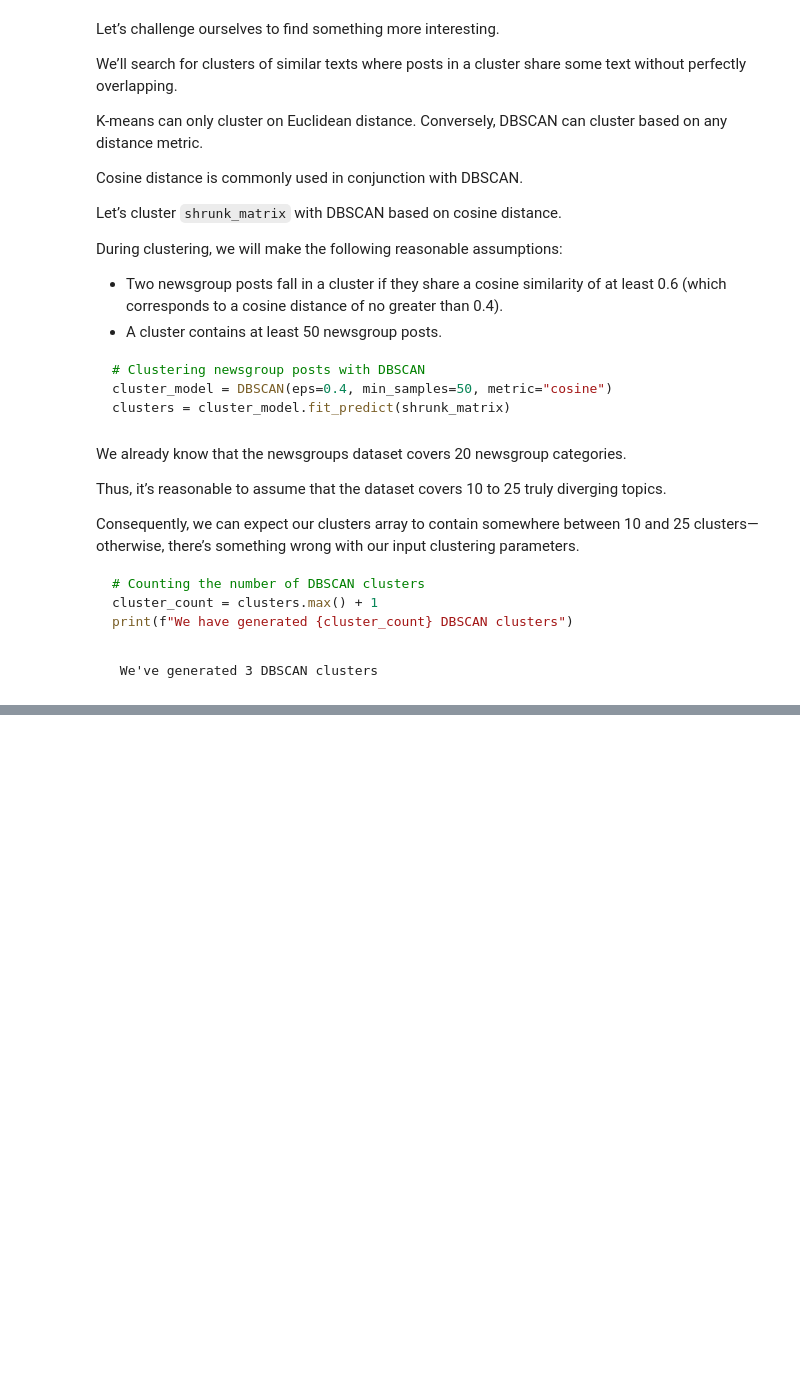
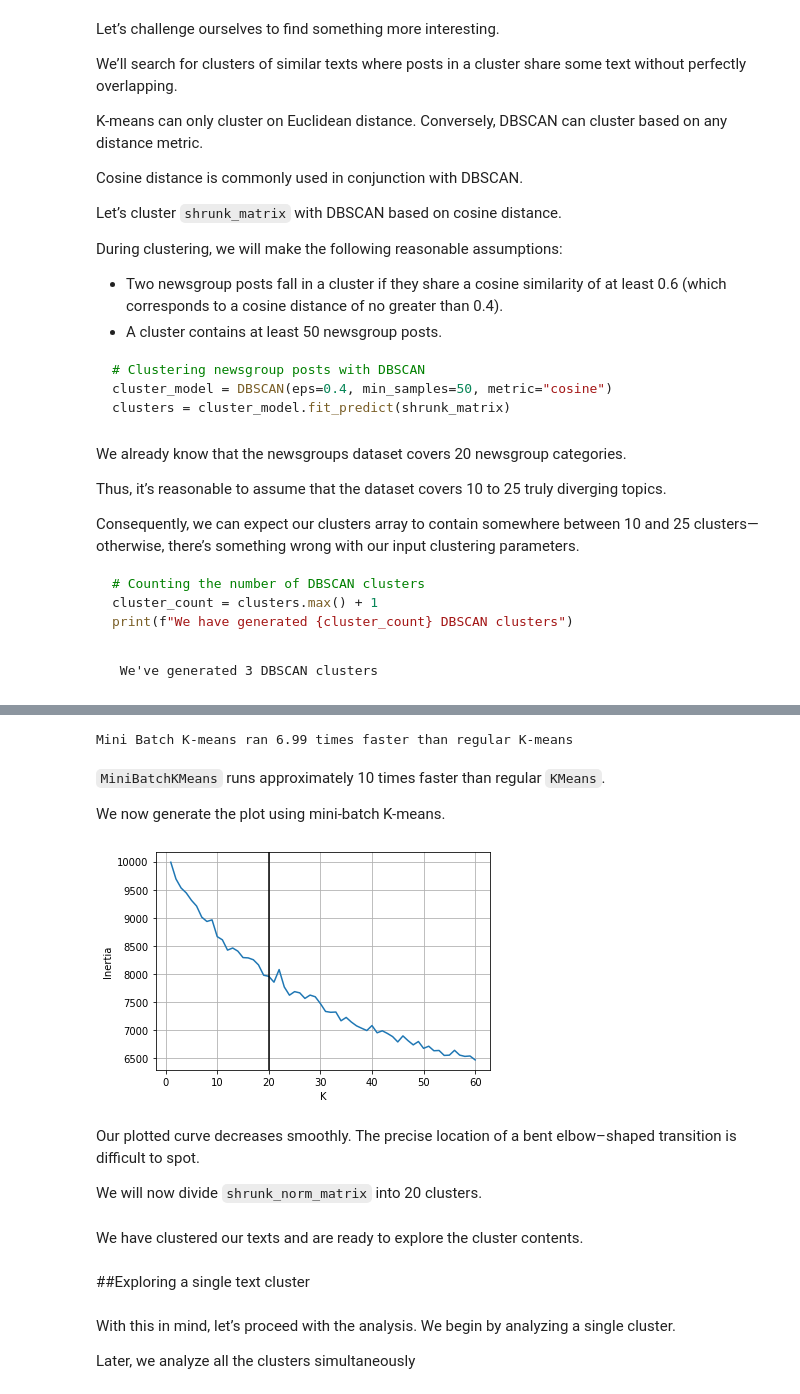
Before and after one commit to rahiakela/data-science-research-and-practice, a Jupyter notebook: data-science-bookcamp/case-study-4--job-resume-improvement/03_large_text_analysis_using_clustering.ipynb, the cells around one changed output, grey strips where cells are left out. Saved outputs shown, nothing was run; the diff lists cells and outputs as text; code cells hidden in the pictures; blank space fills up the shorter version.

```diff
--- a/data-science-bookcamp/case-study-4--job-resume-improvement/03_large_text_analysis_using_clustering.ipynb
+++ b/data-science-bookcamp/case-study-4--job-resume-improvement/03_large_text_analysis_using_clustering.ipynb
@@ -843,0 +855,39 @@ for clustering `shrunk_norm_matrix` using K-means.
+# %%
+# Comparing KMeans to MiniBatchKMeans
+np.random.seed(0)
+
+k = 20
+times = []
+for KMeans_class in [KMeans, MiniBatchKMeans]:
+  start_time = time.time()
+  KMeans_class(k).fit(shrunk_norm_matrix)
+  times.append(time.time() - start_time)
+
+running_time_ratio = times[0] / times[1]
+print(f"Mini Batch K-means ran {running_time_ratio:.2f} times faster than regular K-means")
+# %% [output]
+Mini Batch K-means ran 6.99 times faster than regular K-means
+# %% [markdown]
+`MiniBatchKMeans` runs approximately 10 times faster than regular `KMeans`.
+
+We now generate the plot using mini-batch K-means.
+# %%
+# Plotting an elbow curve using MiniBatchKMeans
+np.random.seed(0)
+
+k_values = range(1, 61)
+inertia_values = [MiniBatchKMeans(k).fit(shrunk_norm_matrix).inertia_ for k in k_values]
+
+plt.plot(k_values, inertia_values)
+plt.xlabel("K")
+plt.ylabel("Inertia")
+plt.axvline(20, c="k")
+plt.grid(True)
+plt.show()
+# %% [output]
+[figure, added]
+# %% [markdown]
+Our plotted curve decreases smoothly. The precise location of a bent elbow–shaped
+transition is difficult to spot.
+
+We will now divide `shrunk_norm_matrix` into 20 clusters.
@@ -843,0 +901,8 @@ for clustering `shrunk_norm_matrix` using K-means.
+# %% [markdown]
+We have clustered our texts and are ready to explore the cluster contents.
+# %% [markdown]
+##Exploring a single text cluster
+# %% [markdown]
+With this in mind, let’s proceed with the analysis. We begin by analyzing a single cluster.
+
+Later, we analyze all the clusters simultaneously
```
Also changed, not shown: parts of 3 cells of this notebook.
